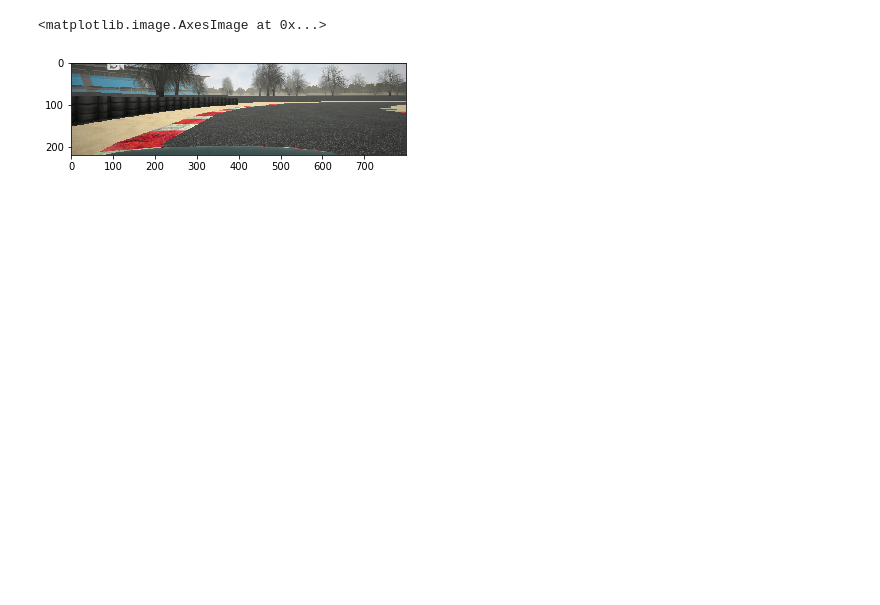
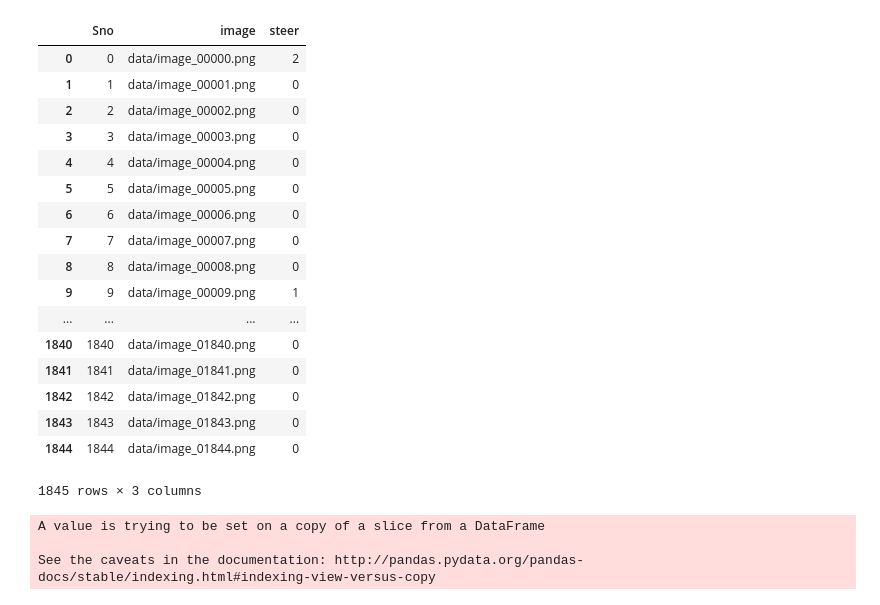
Before and after one commit to Sanil2108/machine-learning-and-computer-vision, a Jupyter notebook: convoluitonal_car_driving/Data visualisation and pre processing.ipynb, the cells around one changed output. Drawn from its saved outputs; the diff is of its cells as text; code cells hidden in the pictures; blank space fills up the shorter version.

```diff
--- a/convoluitonal_car_driving/Data visualisation and pre processing.ipynb
+++ b/convoluitonal_car_driving/Data visualisation and pre processing.ipynb
@@ -12,5 +13,0 @@ image = plt.imread(images[0])
-# %%
-plt.imshow(image)
-# %% [output]
-<matplotlib.image.AxesImage at 0x...>
-[figure, removed]
@@ -16,0 +23,27 @@ plt.imshow(image)
+# %%
+data
+# %% [output]
+|  | Sno | image | steer |
+| 0 | 0 | data/image_00000.png | 2 |
+| 1 | 1 | data/image_00001.png | 0 |
+| 2 | 2 | data/image_00002.png | 0 |
+| 3 | 3 | data/image_00003.png | 0 |
+| 4 | 4 | data/image_00004.png | 0 |
+| 5 | 5 | data/image_00005.png | 0 |
+| 6 | 6 | data/image_00006.png | 0 |
+| 7 | 7 | data/image_00007.png | 0 |
+| 8 | 8 | data/image_00008.png | 0 |
+| 9 | 9 | data/image_00009.png | 1 |
+| ... | ... | ... | ... |
+| 1840 | 1840 | data/image_01840.png | 0 |
+| 1841 | 1841 | data/image_01841.png | 0 |
+| 1842 | 1842 | data/image_01842.png | 0 |
+| 1843 | 1843 | data/image_01843.png | 0 |
+| 1844 | 1844 | data/image_01844.png | 0 |
+1845 rows × 3 columns
+# %%
+fix_dir_structure()
+# %% [output]
+A value is trying to be set on a copy of a slice from a DataFrame
+
+See the caveats in the documentation: http://pandas.pydata.org/pandas-docs/stable/indexing.html#indexing-view-versus-copy
```
Also changed, not shown: parts of 8 cells of this notebook, 1 other file.
